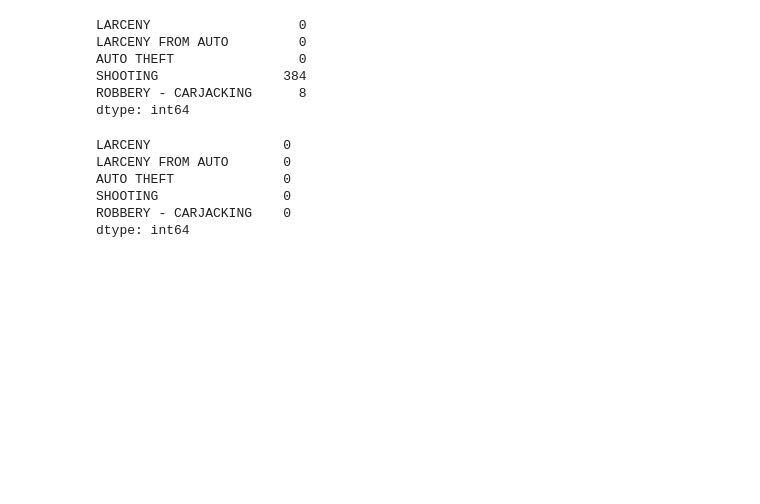
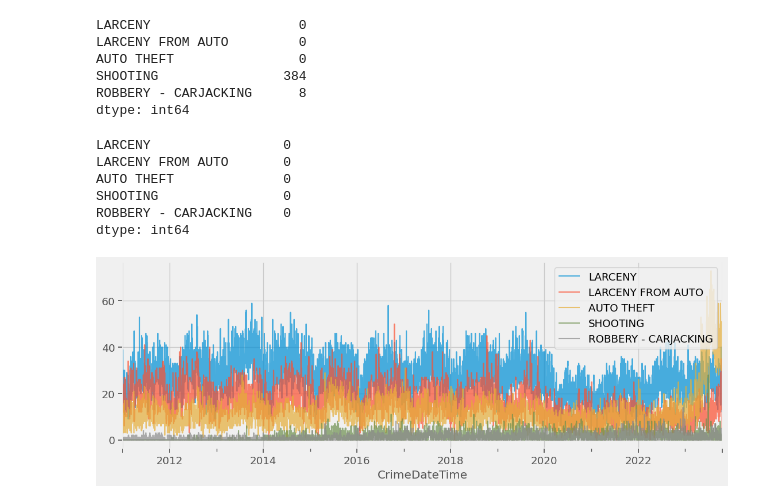
Before and after one commit to EhLeeOod/time-series, a Jupyter notebook: time-series-practice.ipynb, the cells around one changed output. Drawn from its saved outputs; the diff is of its cells as text; code cells hidden in the pictures; blank space fills up the shorter version.

```diff
--- a/time-series-practice.ipynb
+++ b/time-series-practice.ipynb
@@ -1814,3 +1814,8 @@ AUTO THEFT              0
 SHOOTING                0
 ROBBERY - CARJACKING    0
 dtype: int64
+# %%
+# plot crimes_ts
+crimes_ts.plot(grid=True,alpha=0.7);
+# %% [output]
+[figure, added]
```
Also changed, not shown: parts of 9 cells of this notebook.
